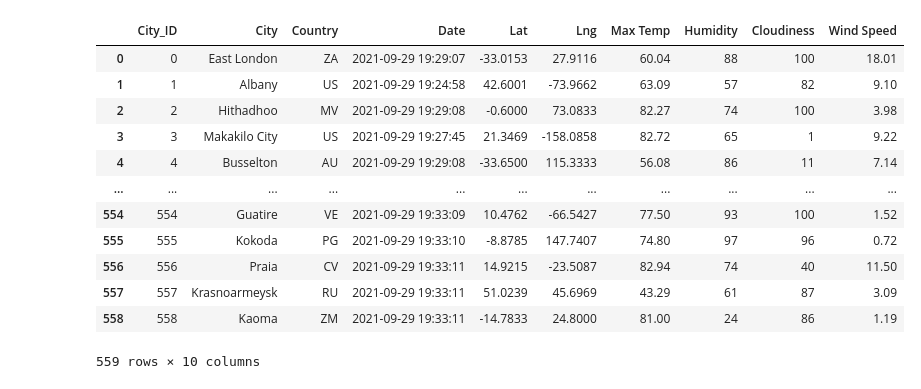
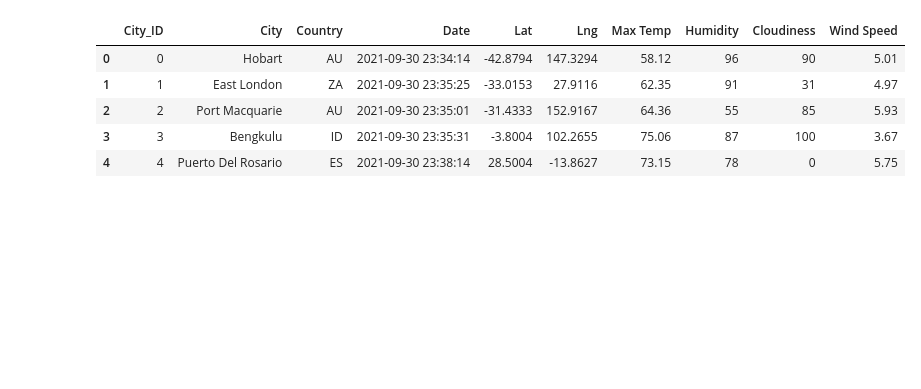
Before and after one commit to jmarrujo31/World_Weather_Analysis, a Jupyter notebook: VacationPy.ipynb, the cells around one changed output. Cells and saved outputs as stored; diff of their text form; code cells hidden in the pictures; blank space fills up the shorter version.

```diff
--- a/VacationPy.ipynb
+++ b/VacationPy.ipynb
@@ -11,21 +11,14 @@ from config import g_key
 # %%
 # Store the CSV you saved created in part one into a DataFrame.
 city_data_df = pd.read_csv("cities.csv")
-city_data_df
+city_data_df.head()
 # %% [output]
 |  | City_ID | City | Country | Date | Lat | Lng | Max Temp | Humidity | Cloudiness | Wind Speed |
-| 0 | 0 | East London | ZA | 2021-09-29 19:29:07 | -33.0153 | 27.9116 | 60.04 | 88 | 100 | 18.01 |
-| 1 | 1 | Albany | US | 2021-09-29 19:24:58 | 42.6001 | -73.9662 | 63.09 | 57 | 82 | 9.10 |
-| 2 | 2 | Hithadhoo | MV | 2021-09-29 19:29:08 | -0.6000 | 73.0833 | 82.27 | 74 | 100 | 3.98 |
-| 3 | 3 | Makakilo City | US | 2021-09-29 19:27:45 | 21.3469 | -158.0858 | 82.72 | 65 | 1 | 9.22 |
-| 4 | 4 | Busselton | AU | 2021-09-29 19:29:08 | -33.6500 | 115.3333 | 56.08 | 86 | 11 | 7.14 |
-| ... | ... | ... | ... | ... | ... | ... | ... | ... | ... | ... |
-| 554 | 554 | Guatire | VE | 2021-09-29 19:33:09 | 10.4762 | -66.5427 | 77.50 | 93 | 100 | 1.52 |
-| 555 | 555 | Kokoda | PG | 2021-09-29 19:33:10 | -8.8785 | 147.7407 | 74.80 | 97 | 96 | 0.72 |
-| 556 | 556 | Praia | CV | 2021-09-29 19:33:11 | 14.9215 | -23.5087 | 82.94 | 74 | 40 | 11.50 |
-| 557 | 557 | Krasnoarmeysk | RU | 2021-09-29 19:33:11 | 51.0239 | 45.6969 | 43.29 | 61 | 87 | 3.09 |
-| 558 | 558 | Kaoma | ZM | 2021-09-29 19:33:11 | -14.7833 | 24.8000 | 81.00 | 24 | 86 | 1.19 |
+| 0 | 0 | Hobart | AU | 2021-09-30 23:34:14 | -42.8794 | 147.3294 | 58.12 | 96 | 90 | 5.01 |
+| 1 | 1 | East London | ZA | 2021-09-30 23:35:25 | -33.0153 | 27.9116 | 62.35 | 91 | 31 | 4.97 |
+| 2 | 2 | Port Macquarie | AU | 2021-09-30 23:35:01 | -31.4333 | 152.9167 | 64.36 | 55 | 85 | 5.93 |
+| 3 | 3 | Bengkulu | ID | 2021-09-30 23:35:31 | -3.8004 | 102.2655 | 75.06 | 87 | 100 | 3.67 |
+| 4 | 4 | Puerto Del Rosario | ES | 2021-09-30 23:38:14 | 28.5004 | -13.8627 | 73.15 | 78 | 0 | 5.75 |
-559 rows × 10 columns
 # %%
 # Configure gmaps to use your Google API key.
 gmaps.configure(api_key=g_key)
```
Also changed, not shown: parts of 14 cells of this notebook, 8 other files.
